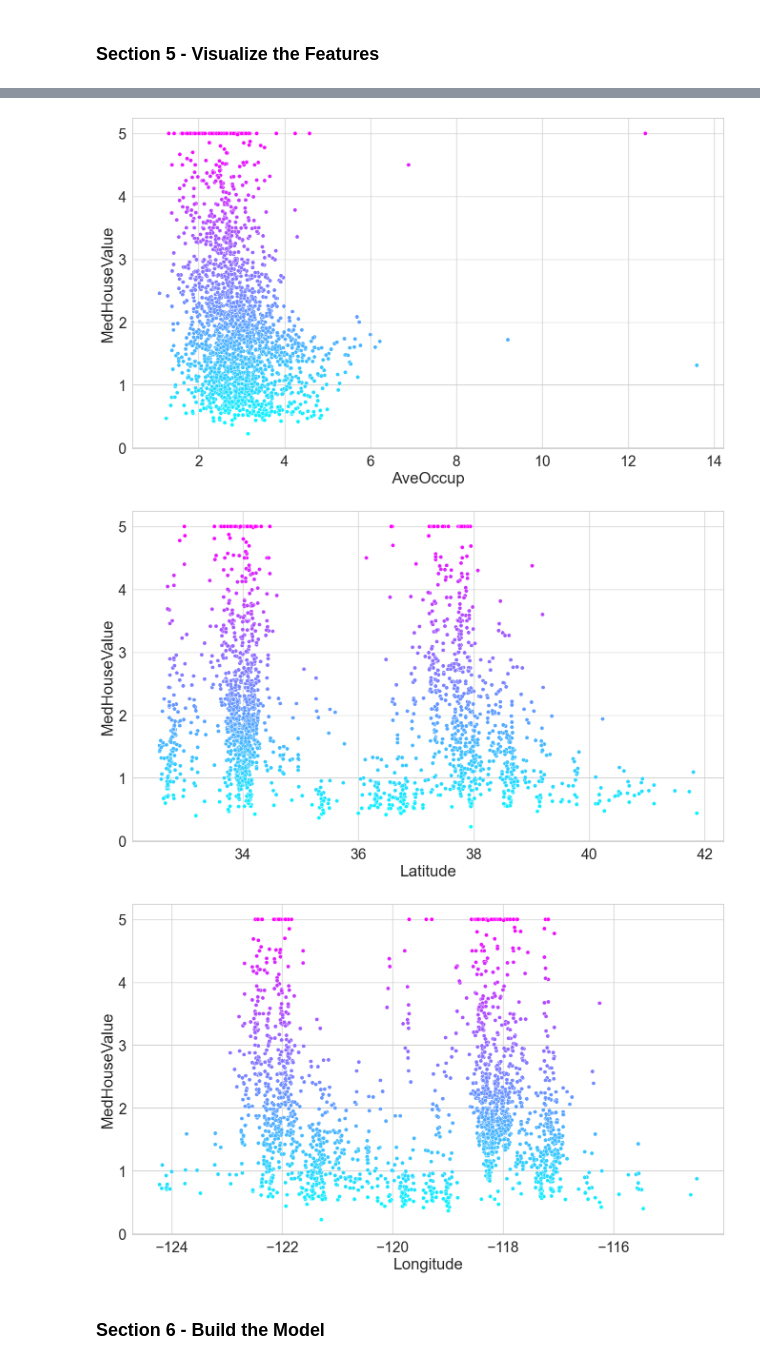
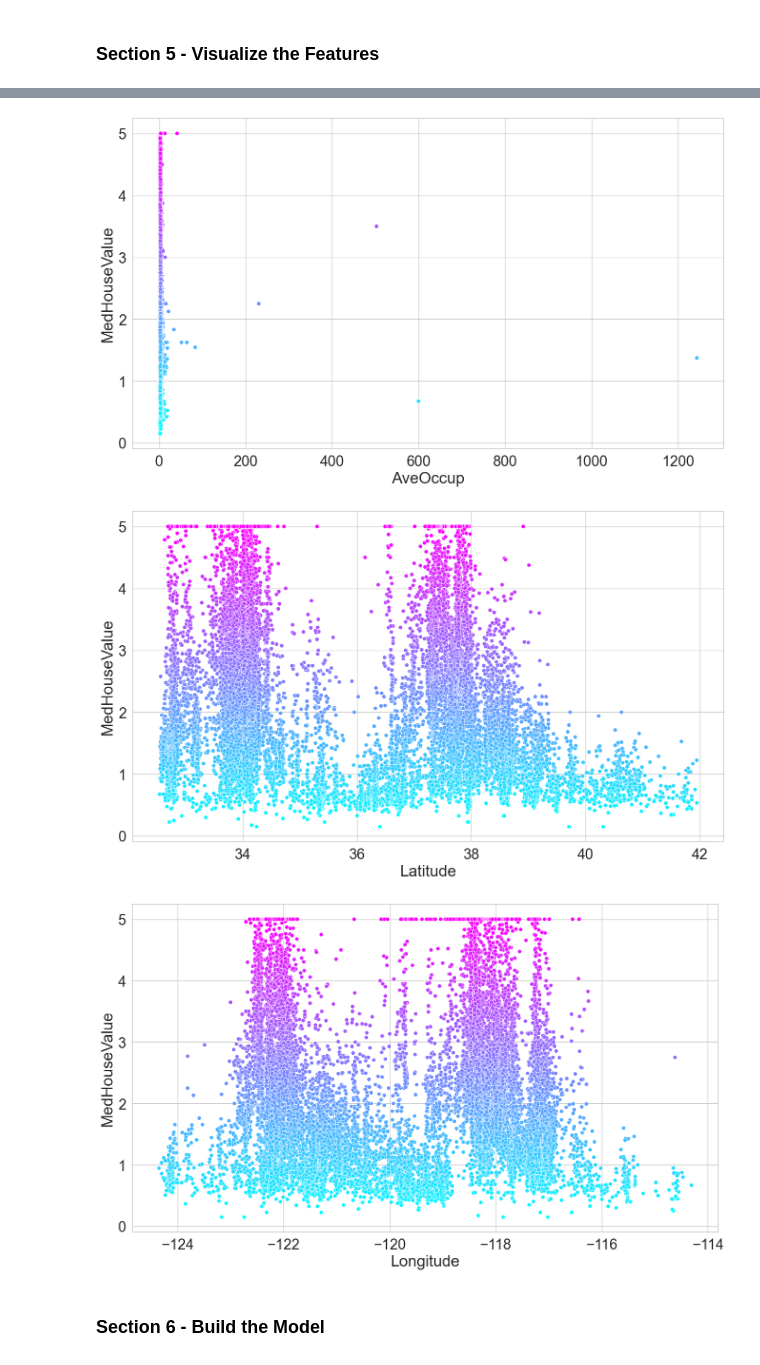
Before and after one commit to Karpoozi/datafun-07-applied, a Jupyter notebook: brookerichards_applied.ipynb, the cells around one changed output, grey strips where cells are left out. Saved outputs shown, nothing was run; the diff lists cells and outputs as text; code cells hidden in the pictures.

```diff
--- a/brookerichards_applied.ipynb
+++ b/brookerichards_applied.ipynb
@@ -350,5 +348,5 @@ sns.set_style('whitegrid')
 # display features
 for feature in california.feature_names:
     plt.figure(figsize=(16, 9))
-    sns.scatterplot(data=sample_df, x=feature, y='MedHouseValue', hue='MedHouseValue', palette='cool', legend=False)
+    sns.scatterplot(data=california_df, x=feature, y='MedHouseValue', hue='MedHouseValue', palette='cool', legend=False)
 # %% [output]
@@ -360,6 +358,6 @@ for feature in california.feature_names:
-[figure, old version]
+[figure, new version]
-[figure, old version]
+[figure, new version]
-[figure, old version]
+[figure, new version]
 # %% [markdown]
 ### Section 6 - Build the Model
 # %%
```
Also changed, not shown: parts of 10 cells of this notebook, 1 other file.
